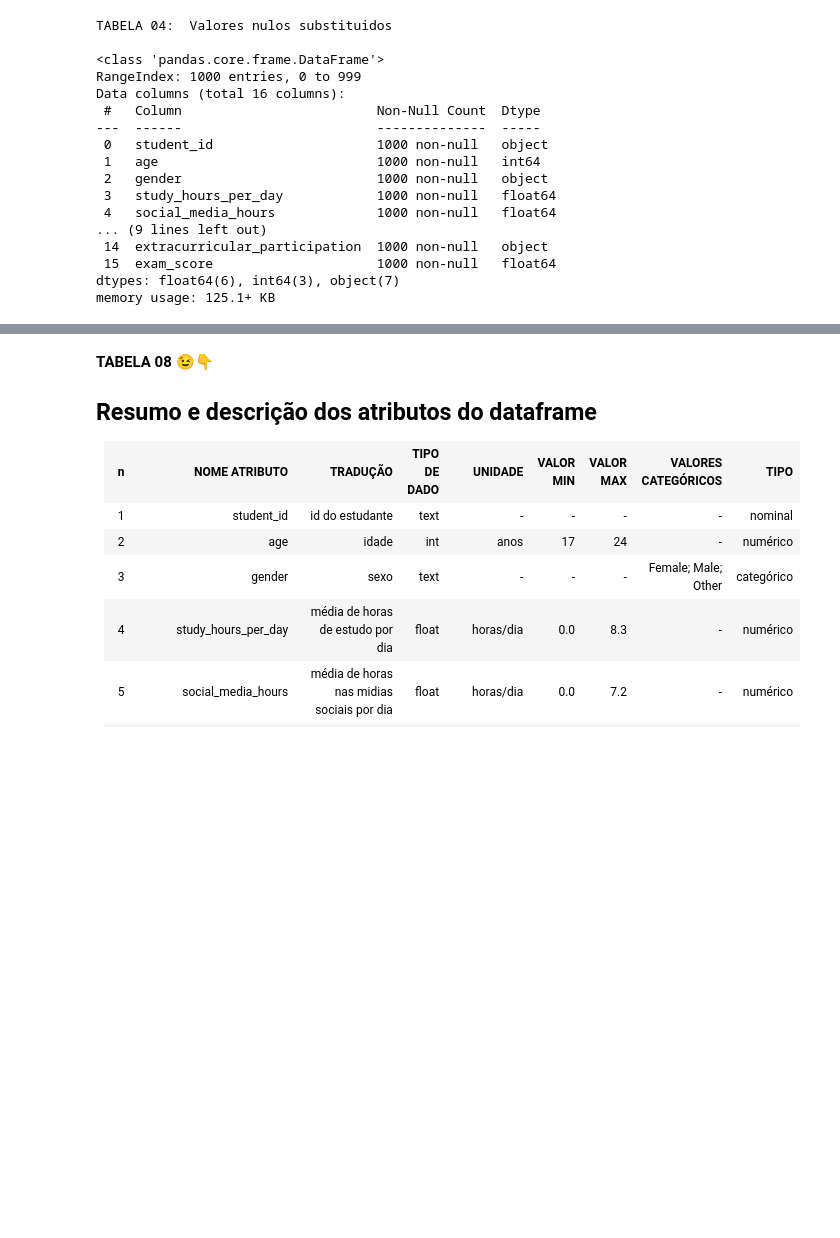
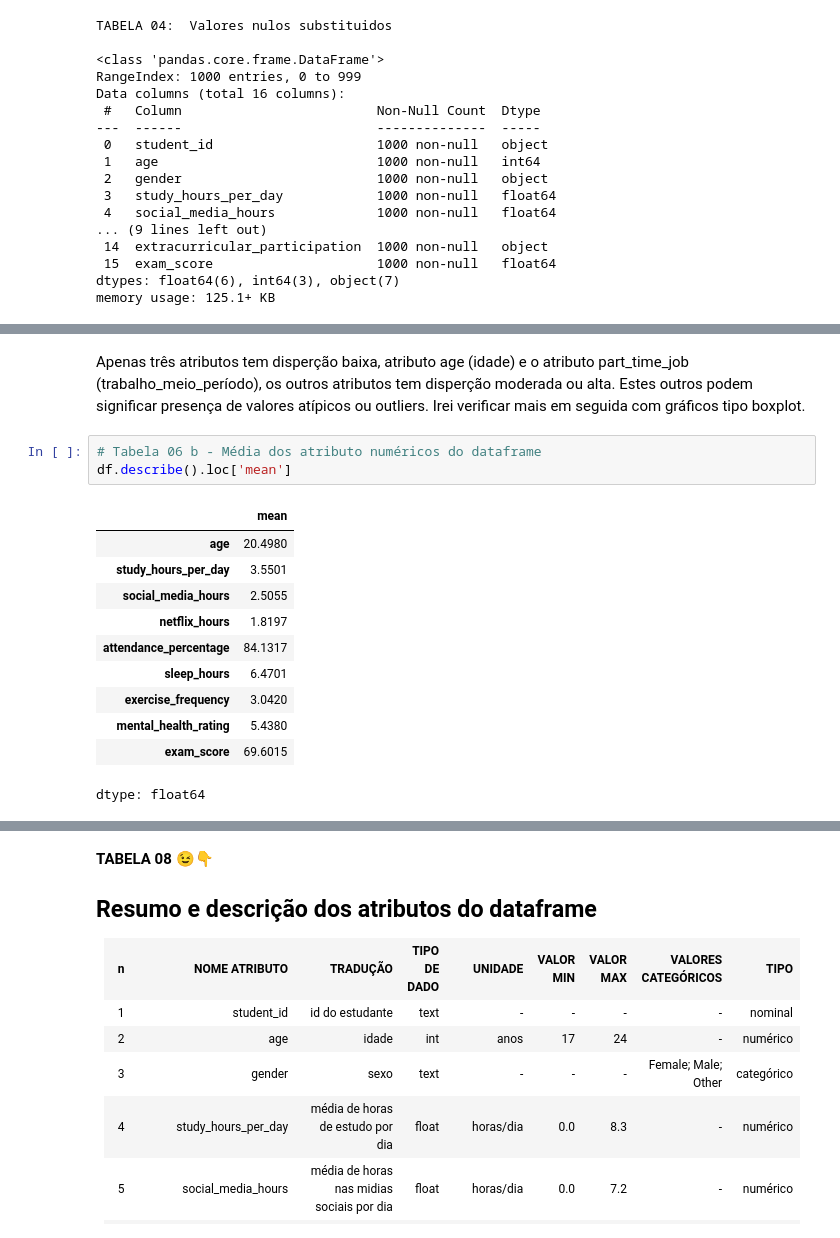
Before and after one commit to Dell-Marco/MVP_S2, a Jupyter notebook: MVP2_Habitos_vs_Desempenho_acadêmico_de_alunos.ipynb, the cells around one changed output, grey strips where cells are left out. Saved outputs shown, nothing was run; the diff lists cells and outputs as text; blank space fills up the shorter version.

```diff
--- a/MVP2_Habitos_vs_Desempenho_acadêmico_de_alunos.ipynb
+++ b/MVP2_Habitos_vs_Desempenho_acadêmico_de_alunos.ipynb
@@ -253,0 +354,17 @@ Verifico a seguir quais são os **valores distintos** dos campos categóricos.
+# %% [markdown]
+Apenas três atributos tem disperção baixa, atributo age (idade) e o atributo part_time_job (trabalho_meio_período), os outros atributos tem disperção moderada ou alta. Estes outros podem significar presença de valores atípicos ou outliers. Irei verificar mais em seguida com gráficos tipo boxplot.
+# %%
+# Tabela 06 b - Média dos atributo numéricos do dataframe
+df.describe().loc['mean']
+# %% [output]
+|  | mean |
+| age | 20.4980 |
+| study_hours_per_day | 3.5501 |
+| social_media_hours | 2.5055 |
+| netflix_hours | 1.8197 |
+| attendance_percentage | 84.1317 |
+| sleep_hours | 6.4701 |
+| exercise_frequency | 3.0420 |
+| mental_health_rating | 5.4380 |
+| exam_score | 69.6015 |
+dtype: float64
```
Also changed, not shown: parts of 73 cells of this notebook.
